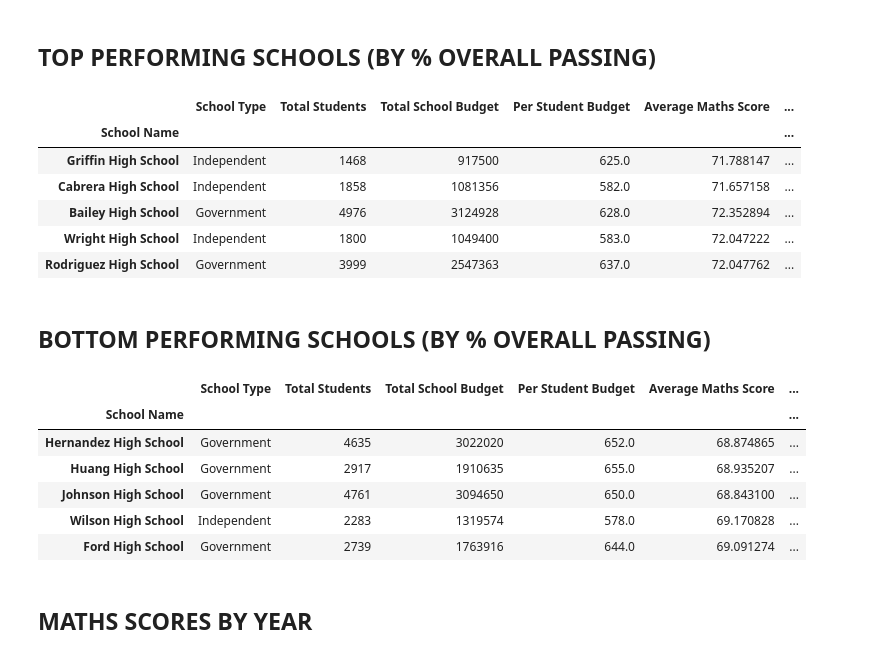
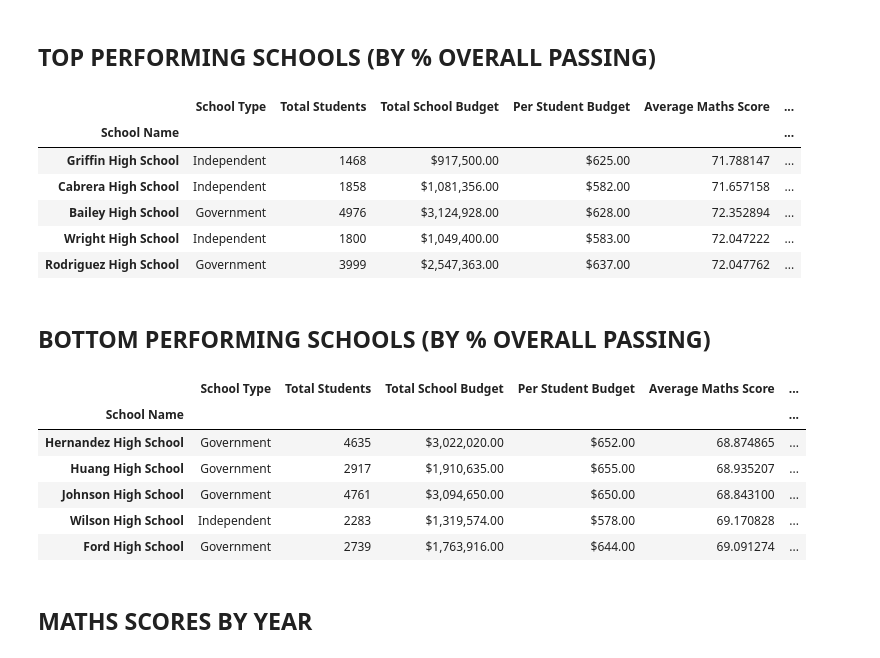
Before and after one commit to falconpunch082/Data-Analysis-Portfolio, a Jupyter notebook: pandas-challenge - Week 4 Homework/PyCitySchools/py_city_schools.ipynb, the cells around one changed output. Cells and saved outputs as stored; diff of their text form; code cells hidden in the pictures.

Commit message:
Provided Written Summary -  final output
Added report and refined code

```diff
--- a/pandas-challenge - Week 4 Homework/PyCitySchools/py_city_schools.ipynb
+++ b/pandas-challenge - Week 4 Homework/PyCitySchools/py_city_schools.ipynb
@@ -143,32 +143,32 @@ per_school_summary
 ## TOP PERFORMING SCHOOLS (BY % OVERALL PASSING)
 # %%
 # sorting schools_updated in descending order based on '% Overall Passing'
-top_schools = school_updated.sort_values("% Overall Passing", ascending=False)
+top_schools = per_school_summary.sort_values("% Overall Passing", ascending=False)
 
 top_schools.head(5)
 # %% [output]
 |  | School Type | Total Students | Total School Budget | Per Student Budget | Average Maths Score | ... |
 | School Name |  |  |  |  |  | ... |
-| Griffin High School | Independent | 1468 | 917500 | 625.0 | 71.788147 | ... |
-| Cabrera High School | Independent | 1858 | 1081356 | 582.0 | 71.657158 | ... |
-| Bailey High School | Government | 4976 | 3124928 | 628.0 | 72.352894 | ... |
-| Wright High School | Independent | 1800 | 1049400 | 583.0 | 72.047222 | ... |
-| Rodriguez High School | Government | 3999 | 2547363 | 637.0 | 72.047762 | ... |
+| Griffin High School | Independent | 1468 | $917,500.00 | $625.00 | 71.788147 | ... |
+| Cabrera High School | Independent | 1858 | $1,081,356.00 | $582.00 | 71.657158 | ... |
+| Bailey High School | Government | 4976 | $3,124,928.00 | $628.00 | 72.352894 | ... |
+| Wright High School | Independent | 1800 | $1,049,400.00 | $583.00 | 72.047222 | ... |
+| Rodriguez High School | Government | 3999 | $2,547,363.00 | $637.00 | 72.047762 | ... |
 # %% [markdown]
 ## BOTTOM PERFORMING SCHOOLS (BY % OVERALL PASSING)
 # %%
 # sorting schools_updated in ascending order based on '% Overall Passing'
-bottom_schools = school_updated.sort_values("% Overall Passing")
+bottom_schools = per_school_summary.sort_values("% Overall Passing")
 
 bottom_schools.head(5)
 # %% [output]
 |  | School Type | Total Students | Total School Budget | Per Student Budget | Average Maths Score | ... |
 | School Name |  |  |  |  |  | ... |
-| Hernandez High School | Government | 4635 | 3022020 | 652.0 | 68.874865 | ... |
-| Huang High School | Government | 2917 | 1910635 | 655.0 | 68.935207 | ... |
-| Johnson High School | Government | 4761 | 3094650 | 650.0 | 68.843100 | ... |
-| Wilson High School | Independent | 2283 | 1319574 | 578.0 | 69.170828 | ... |
-| Ford High School | Government | 2739 | 1763916 | 644.0 | 69.091274 | ... |
+| Hernandez High School | Government | 4635 | $3,022,020.00 | $652.00 | 68.874865 | ... |
+| Huang High School | Government | 2917 | $1,910,635.00 | $655.00 | 68.935207 | ... |
+| Johnson High School | Government | 4761 | $3,094,650.00 | $650.00 | 68.843100 | ... |
+| Wilson High School | Independent | 2283 | $1,319,574.00 | $578.00 | 69.170828 | ... |
+| Ford High School | Government | 2739 | $1,763,916.00 | $644.00 | 69.091274 | ... |
 # %% [markdown]
 ## MATHS SCORES BY YEAR
 # %%
```
Also changed, not shown: parts of 1 cell of this notebook, 1 other file.
